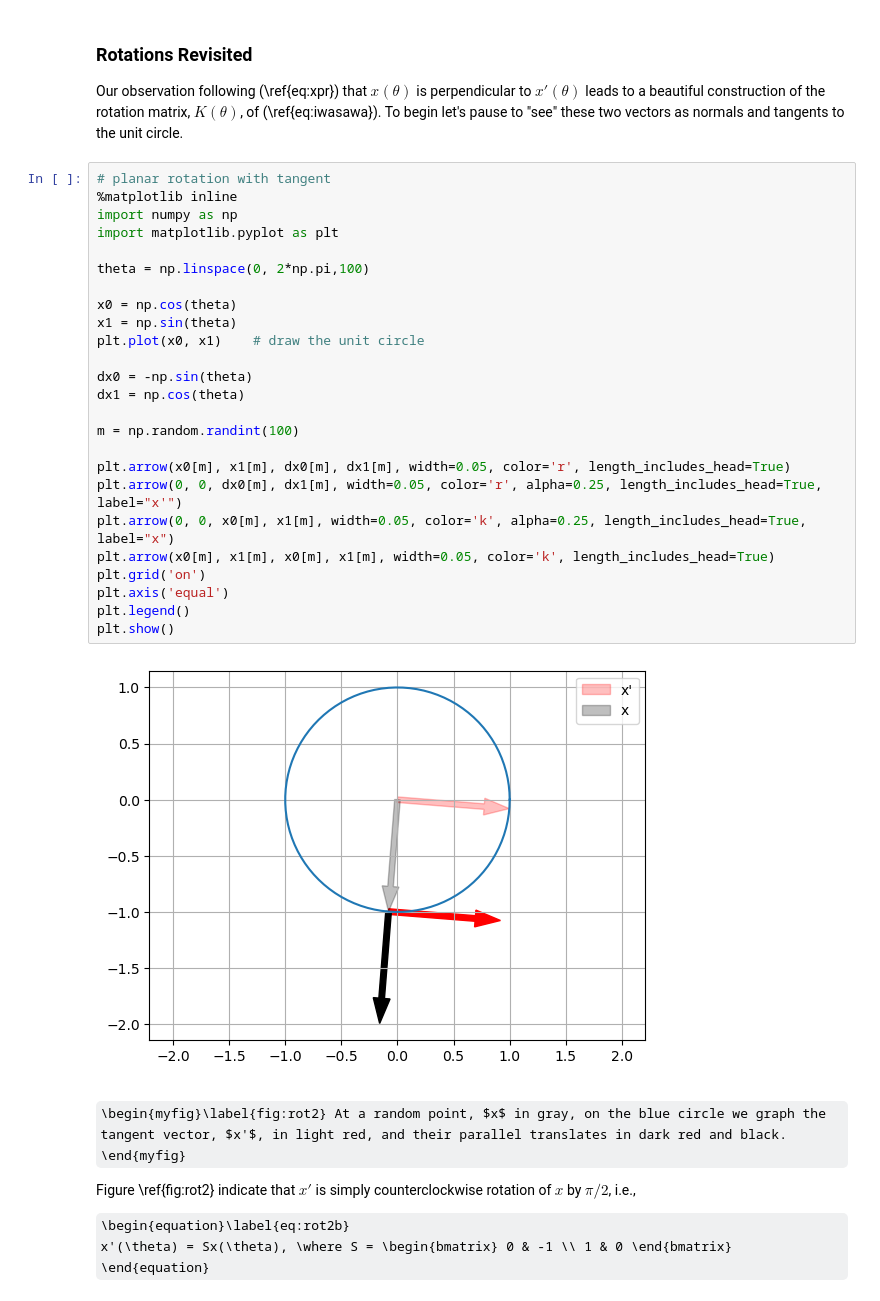
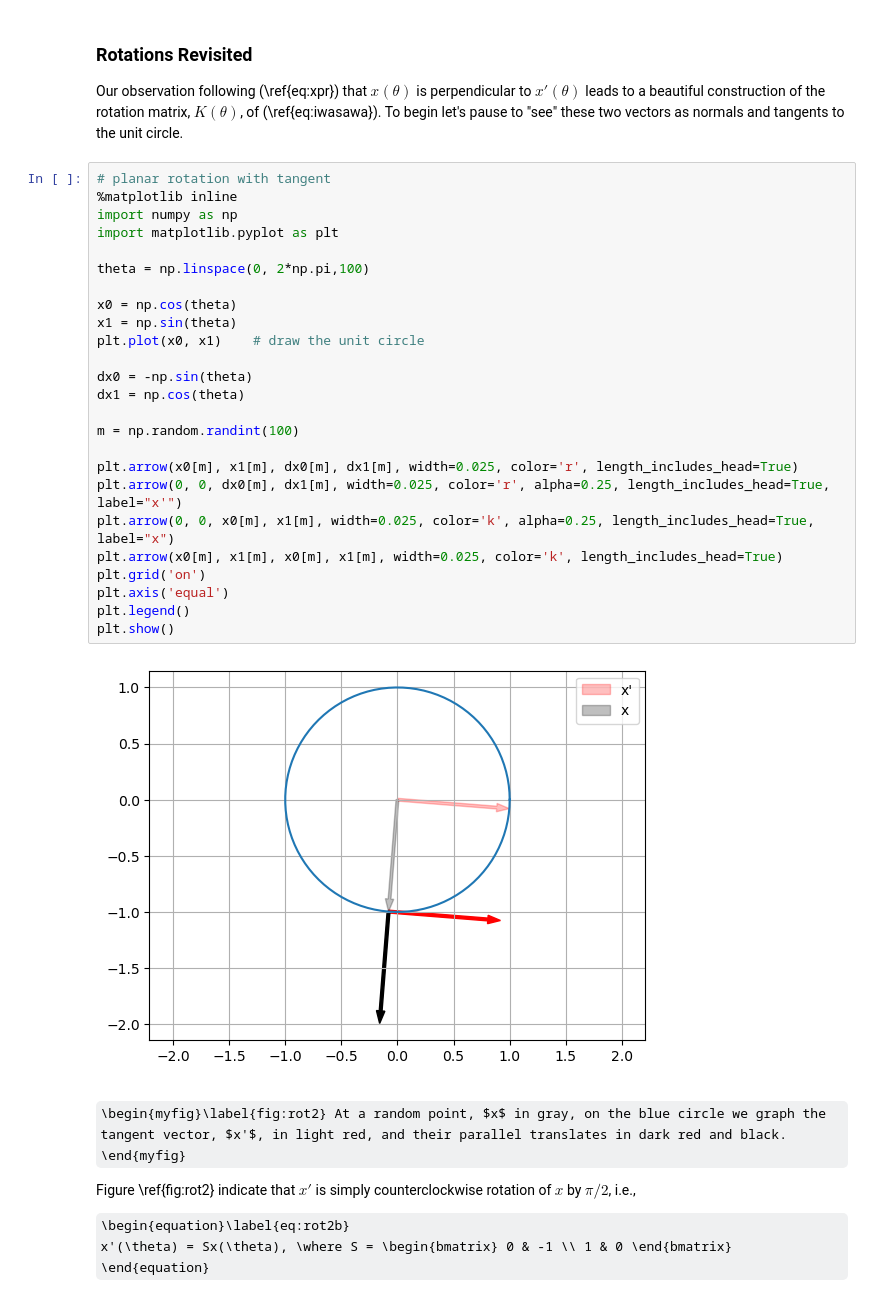
Before and after one commit to steve-cox-LA/JLA, a Jupyter notebook: 1.TransformationsOfPlanes/1.4.MatrixMatrixMultiplication.ipynb, the cells around one changed output. Drawn from its saved outputs; the diff is of its cells as text; some formulas as TeX source.

```diff
--- a/1.TransformationsOfPlanes/1.4.MatrixMatrixMultiplication.ipynb
+++ b/1.TransformationsOfPlanes/1.4.MatrixMatrixMultiplication.ipynb
@@ -556,30 +556,30 @@ Our observation following (\ref{eq:xpr}) that $x(\theta)$ is perpendicular to $x
 # %%
 # planar rotation with tangent
 %matplotlib inline
 import numpy as np
 import matplotlib.pyplot as plt
 
 theta = np.linspace(0, 2*np.pi,100)
 
 x0 = np.cos(theta)
 x1 = np.sin(theta)
 plt.plot(x0, x1)    # draw the unit circle
 
 dx0 = -np.sin(theta)
 dx1 = np.cos(theta)
 
 m = np.random.randint(100)
 
-plt.arrow(x0[m], x1[m], dx0[m], dx1[m], width=0.05, color='r', length_includes_head=True)
-plt.arrow(0, 0, dx0[m], dx1[m], width=0.05, color='r', alpha=0.25, length_includes_head=True, label="x'")
-plt.arrow(0, 0, x0[m], x1[m], width=0.05, color='k', alpha=0.25, length_includes_head=True, label="x")
-plt.arrow(x0[m], x1[m], x0[m], x1[m], width=0.05, color='k', length_includes_head=True)
+plt.arrow(x0[m], x1[m], dx0[m], dx1[m], width=0.025, color='r', length_includes_head=True)
+plt.arrow(0, 0, dx0[m], dx1[m], width=0.025, color='r', alpha=0.25, length_includes_head=True, label="x'")
+plt.arrow(0, 0, x0[m], x1[m], width=0.025, color='k', alpha=0.25, length_includes_head=True, label="x")
+plt.arrow(x0[m], x1[m], x0[m], x1[m], width=0.025, color='k', length_includes_head=True)
 plt.grid('on')
 plt.axis('equal')
 plt.legend()
 plt.show()
 # %% [output]
-[figure, old version]
+[figure, new version]
 # %% [markdown]
 \begin{myfig}\label{fig:rot2} At a random point, $x$ in gray, on the blue circle we graph the tangent vector, $x'$, in light red, and their parallel translates in dark red and black. \end{myfig}
 
```
Also changed, not shown: parts of 4 cells of this notebook.
